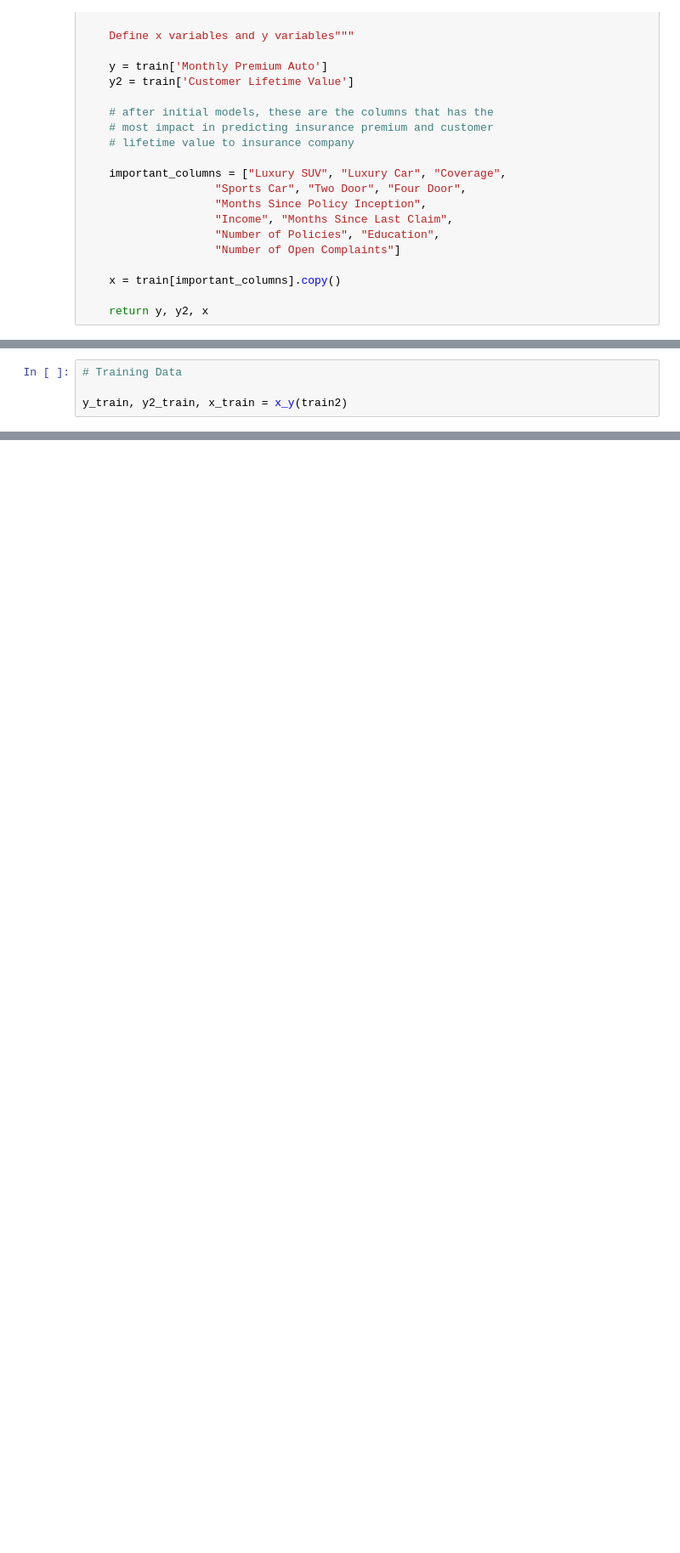
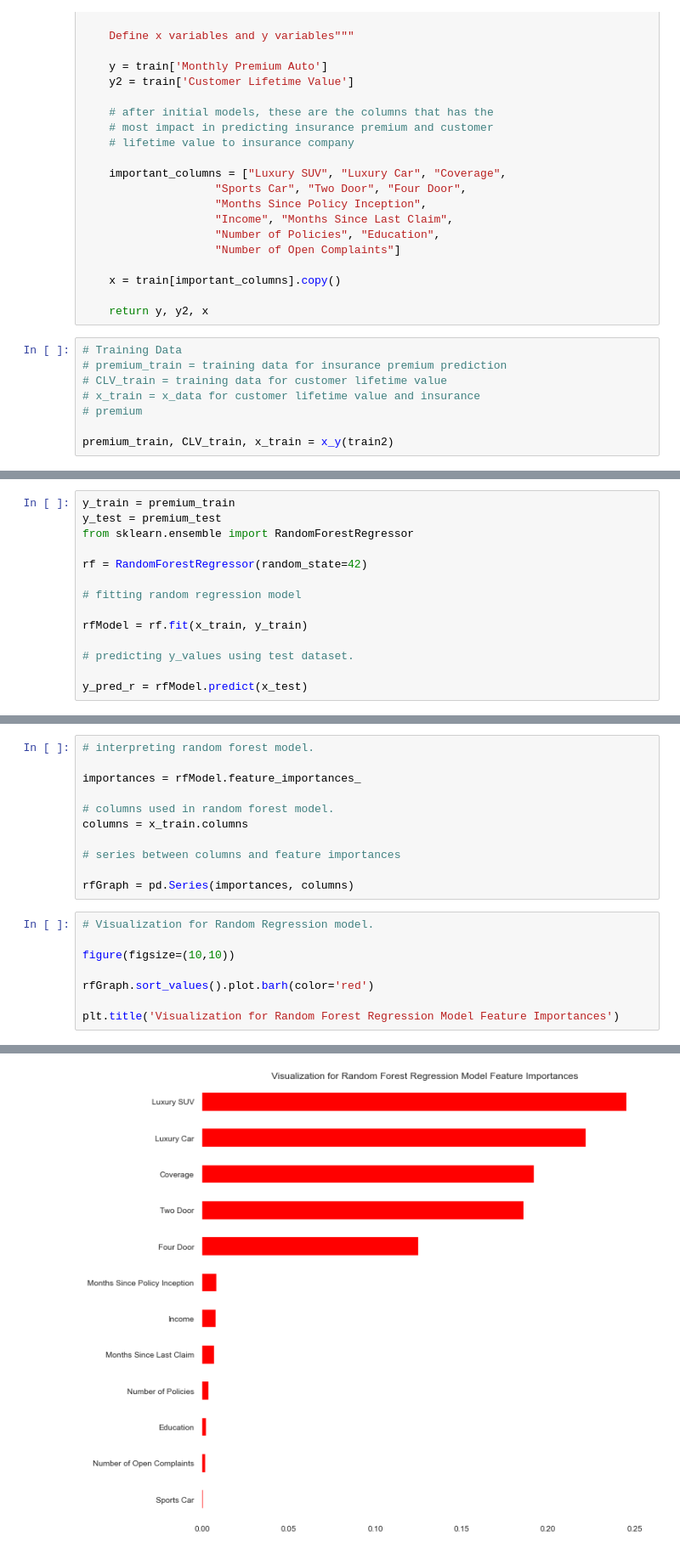
Before and after one commit to EvidenceN/Insurance_premium_prediction, a Jupyter notebook: model/premium2.ipynb, the cells around one changed output, grey strips where cells are left out. Shown at 85% size. Cells and saved outputs as stored; diff of their text form; blank space fills up the shorter version.

```diff
--- a/model/premium2.ipynb
+++ b/model/premium2.ipynb
@@ -512,6 +498,14 @@ def x_y(train):
     x = train[important_columns].copy()
 
     return y, y2, x
+# %%
+# Training Data
+# premium_train = training data for insurance premium prediction
+# CLV_train = training data for customer lifetime value
+# x_train = x_data for customer lifetime value and insurance
+# premium
+
+premium_train, CLV_train, x_train = x_y(train2)
 # %%
 x_train.head()
 # %% [output]
@@ -524,4 +517,0 @@ x_train.head()
-# %%
-# Training Data
-
-y_train, y2_train, x_train = x_y(train2)
@@ -527,0 +626,14 @@ y_train, y2_train, x_train = x_y(train2)
+# %%
+y_train = premium_train
+y_test = premium_test
+from sklearn.ensemble import RandomForestRegressor
+
+rf = RandomForestRegressor(random_state=42)
+
+# fitting random regression model
+
+rfModel = rf.fit(x_train, y_train)
+
+# predicting y_values using test dataset.
+
+y_pred_r = rfModel.predict(x_test)
@@ -527,0 +658,20 @@ y_train, y2_train, x_train = x_y(train2)
+# %%
+# interpreting random forest model.
+
+importances = rfModel.feature_importances_
+
+# columns used in random forest model.
+columns = x_train.columns
+
+# series between columns and feature importances
+
+rfGraph = pd.Series(importances, columns)
+# %%
+# Visualization for Random Regression model.
+
+figure(figsize=(10,10))
+
+rfGraph.sort_values().plot.barh(color='red')
+
+plt.title('Visualization for Random Forest Regression Model Feature Importances')
+# %% [output]
@@ -527,0 +679 @@ y_train, y2_train, x_train = x_y(train2)
+[figure, added]
```
Also changed, not shown: parts of 50 cells of this notebook.
